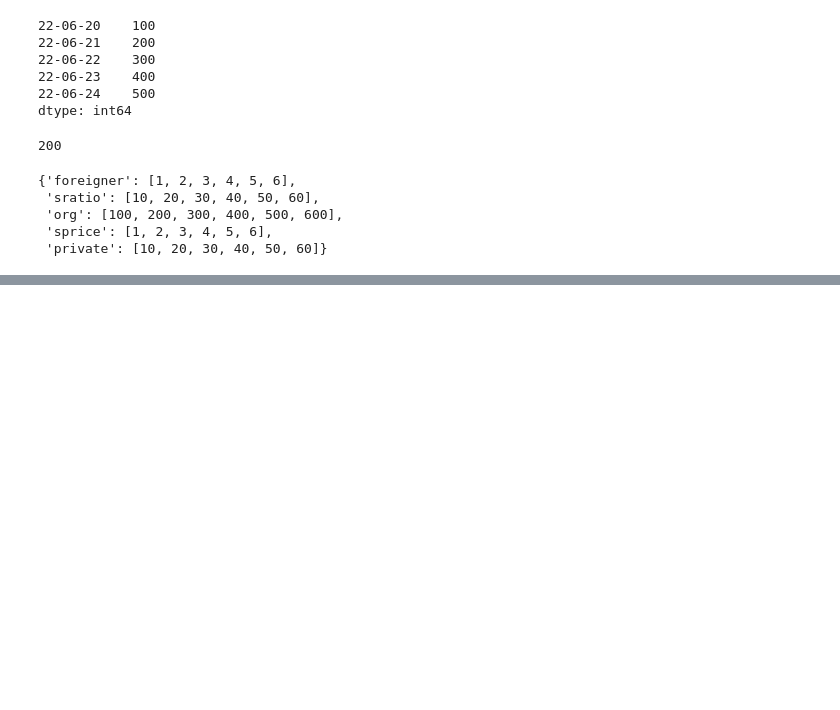
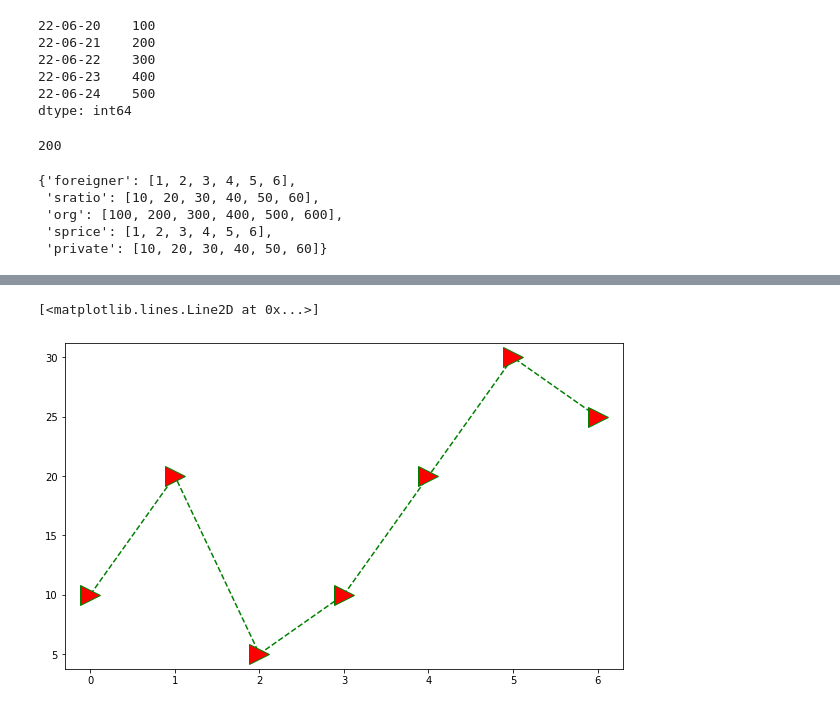
Before and after one commit to papasmf1/python220621, a Jupyter notebook: DemoPandas.ipynb, the cells around one changed output, grey strips where cells are left out. Cells and saved outputs as stored; diff of their text form; code cells hidden in the pictures; blank space fills up the shorter version.

```diff
--- a/DemoPandas.ipynb
+++ b/DemoPandas.ipynb
@@ -55,0 +263,10 @@ data
+# %%
+plt.figure(figsize=(10,6))
+t = [0,1,2,3,4,5,6]
+y = [10,20,5,10,20,30,25]
+#영문 o(원), s(사각형), >(삼각형)
+plt.plot(t,y,color="green",linestyle="dashed",
+    marker=">", markerfacecolor="red", markersize=20)
+# %% [output]
+[<matplotlib.lines.Line2D at 0x...>]
+[figure, added]
```
Also changed, not shown: parts of 20 cells of this notebook.
